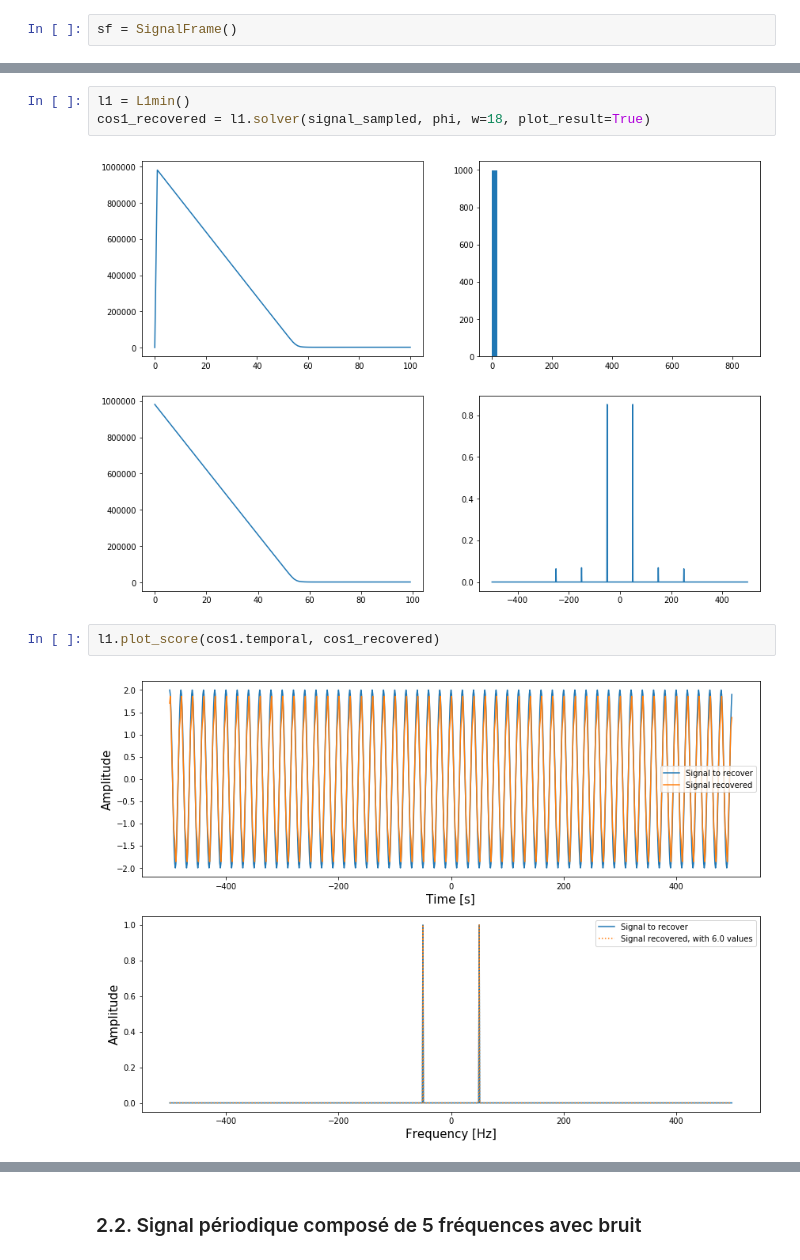
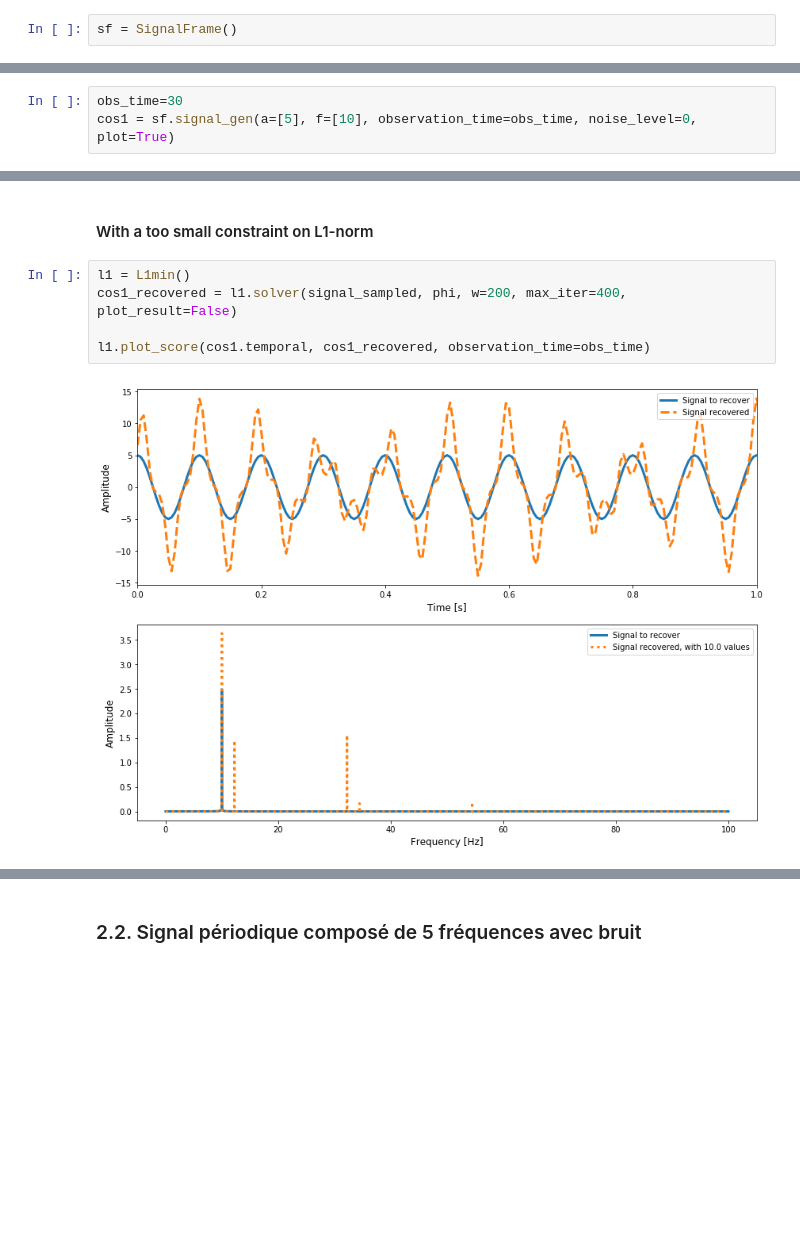
Before and after one commit to colin-ai/compressed-sensing, a Jupyter notebook: pyCompressSensing/compress_sensing.ipynb, the cells around one changed output, grey strips where cells are left out. Drawn from its saved outputs; the diff is of its cells as text; blank space fills up the shorter version.

```diff
--- a/pyCompressSensing/compress_sensing.ipynb
+++ b/pyCompressSensing/compress_sensing.ipynb
@@ -17,0 +17,3 @@ cos1 = sf.signal_gen(a0=[2], f0=[50], fe=1000, t=1, noise_level=0, plot=True)
+# %%
+obs_time=30
+cos1 = sf.signal_gen(a=[5], f=[10], observation_time=obs_time, noise_level=0, plot=True)
@@ -25,9 +46,9 @@ Sampling performed : 200 instants
+# %% [markdown]
+#### With a too small constraint on L1-norm
 # %%
 l1 = L1min()
-cos1_recovered = l1.solver(signal_sampled, phi, w=18, plot_result=True)
+cos1_recovered = l1.solver(signal_sampled, phi, w=200, max_iter=400, plot_result=False)
+
+l1.plot_score(cos1.temporal, cos1_recovered, observation_time=obs_time)
 # %% [output]
-[figure, old version]
+[figure, new version]
-# %%
-l1.plot_score(cos1.temporal, cos1_recovered)
-# %% [output]
-[figure, removed]
```
Also changed, not shown: parts of 46 cells of this notebook, 3 other files.
